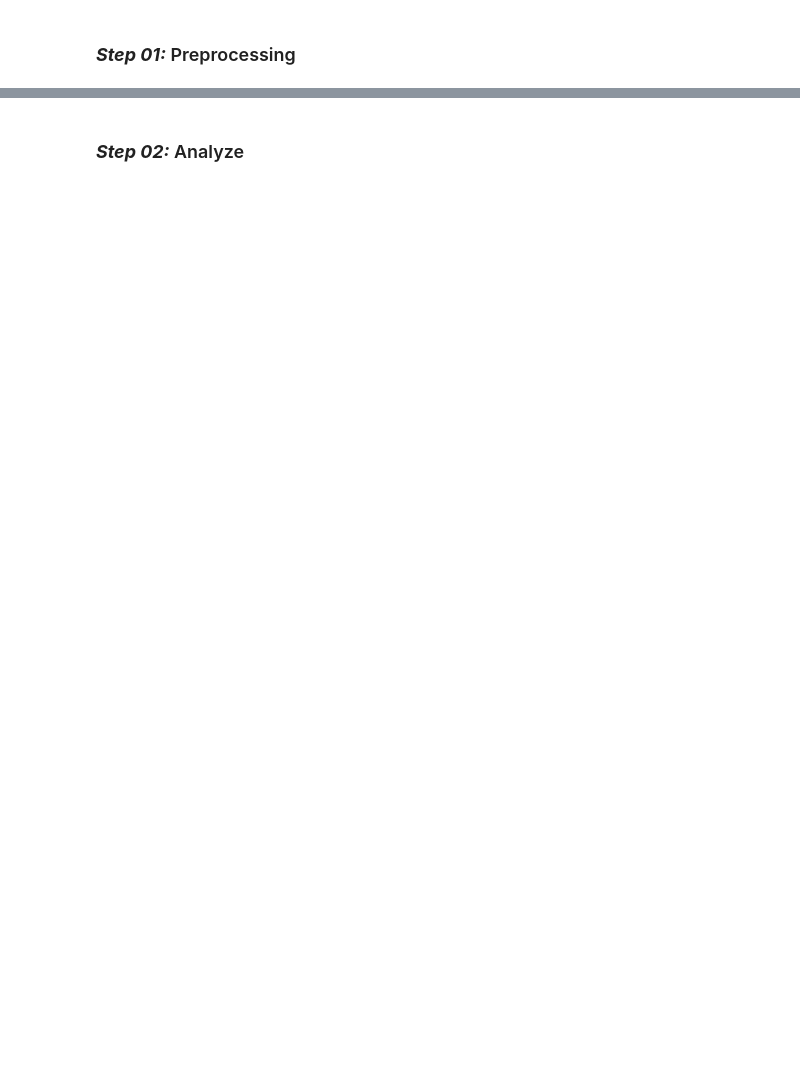
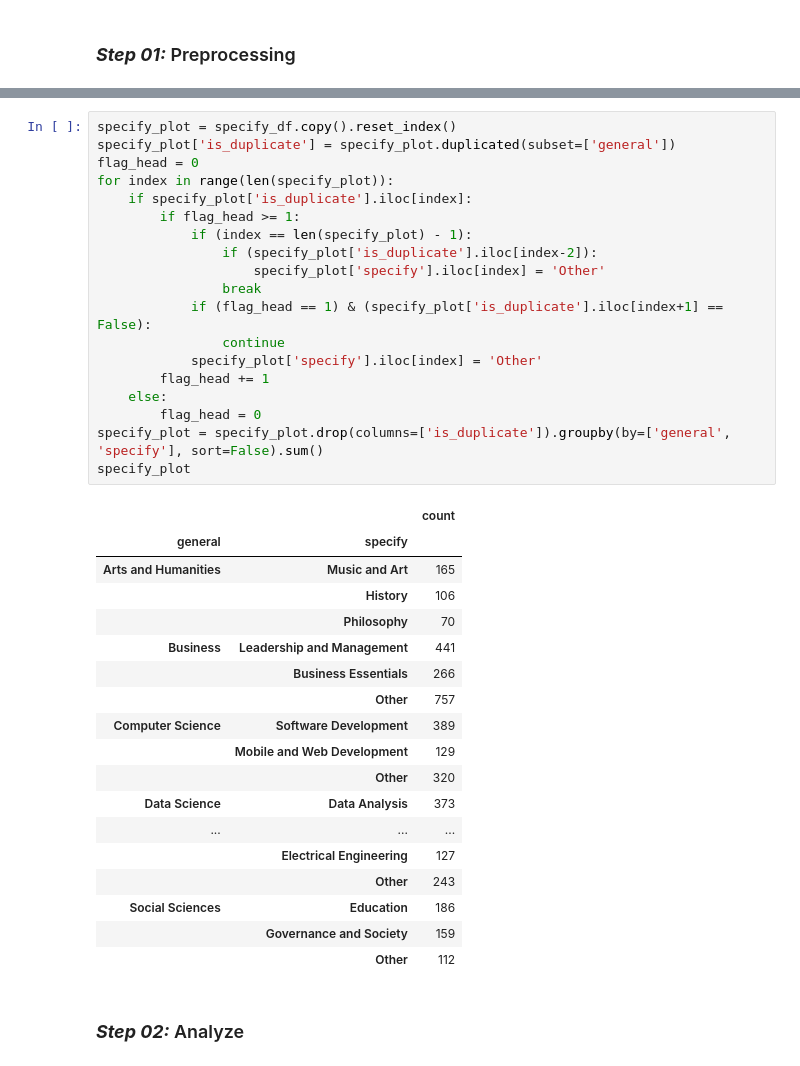
Before and after one commit to dagngyen/hcmus_23-24_coursesra-courses-analysis, a Jupyter notebook: Phase 1: Collecting, exploring and analyzing/1.3-Making-questions-4-6.ipynb, the cells around one changed output, grey strips where cells are left out. Cells and saved outputs as stored; diff of their text form; blank space fills up the shorter version.

```diff
--- a/Phase 1: Collecting, exploring and analyzing/1.3-Making-questions-4-6.ipynb
+++ b/Phase 1: Collecting, exploring and analyzing/1.3-Making-questions-4-6.ipynb
@@ -140,2 +197,40 @@ Some people are unaware of what Coursera offers beyond the fact that it provides
+# %%
+specify_plot = specify_df.copy().reset_index()
+specify_plot['is_duplicate'] = specify_plot.duplicated(subset=['general'])
+flag_head = 0
+for index in range(len(specify_plot)):
+    if specify_plot['is_duplicate'].iloc[index]:
+        if flag_head >= 1:
+            if (index == len(specify_plot) - 1):
+                if (specify_plot['is_duplicate'].iloc[index-2]):
+                    specify_plot['specify'].iloc[index] = 'Other'
+                break
+            if (flag_head == 1) & (specify_plot['is_duplicate'].iloc[index+1] == False):
+                continue
+            specify_plot['specify'].iloc[index] = 'Other'
+        flag_head += 1
+    else:
+        flag_head = 0
+specify_plot = specify_plot.drop(columns=['is_duplicate']).groupby(by=['general', 'specify'], sort=False).sum()
+specify_plot
+# %% [output]
+|  |  | count |
+| general | specify |  |
+| Arts and Humanities | Music and Art | 165 |
+|  | History | 106 |
+|  | Philosophy | 70 |
+| Business | Leadership and Management | 441 |
+|  | Business Essentials | 266 |
+|  | Other | 757 |
+| Computer Science | Software Development | 389 |
+|  | Mobile and Web Development | 129 |
+|  | Other | 320 |
+| Data Science | Data Analysis | 373 |
+| ... | ... | ... |
+|  | Electrical Engineering | 127 |
+|  | Other | 243 |
+| Social Sciences | Education | 186 |
+|  | Governance and Society | 159 |
+|  | Other | 112 |
 # %% [markdown]
 ### **_Step 02:_** Analyze
```
Also changed, not shown: parts of 14 cells of this notebook, 2 other files.
